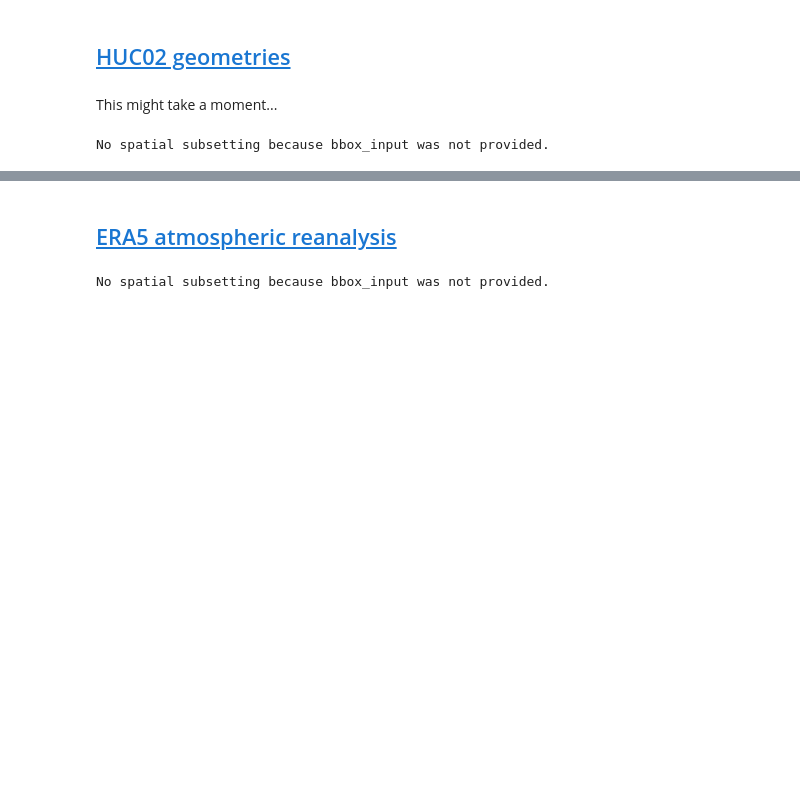
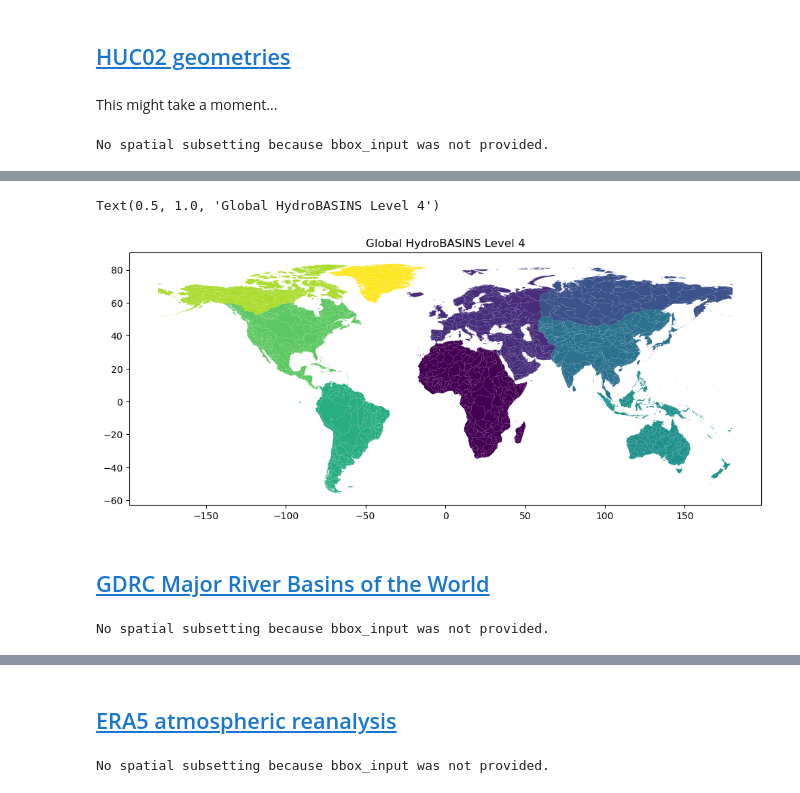
Before and after one commit to egagli/easysnowdata, a Jupyter notebook: docs/examples/hydroclimatology_examples.ipynb, the cells around one changed output, grey strips where cells are left out. Saved outputs shown, nothing was run; the diff lists cells and outputs as text; code cells hidden in the pictures; blank space fills up the shorter version.

Commit message:
add hydroBASINS geometries and GRCD major river basins

```diff
--- a/docs/examples/hydroclimatology_examples.ipynb
+++ b/docs/examples/hydroclimatology_examples.ipynb
@@ -112,0 +116,2 @@ f.suptitle("HUC geometries")
+# %%
+global_hydroBASINS_level4_gdf = easysnowdata.hydroclimatology.get_hydroBASINS(regions='all',level=4)
@@ -112,0 +129,13 @@ f.suptitle("HUC geometries")
+# %%
+f,ax=plt.subplots(figsize=(12,7))
+global_hydroBASINS_level4_gdf.plot(ax=ax,column='HYBAS_ID')
+ax.set_title('Global HydroBASINS Level 4')
+# %% [output]
+Text(0.5, 1.0, 'Global HydroBASINS Level 4')
+[figure, added]
+# %% [markdown]
+## [GDRC Major River Basins of the World](https://grdc.bafg.de/products/basin_layers/major_rivers/)
+# %%
+grdc_basins_gdf = easysnowdata.hydroclimatology.get_grdc_major_river_basins_of_the_world()
+# %% [output]
+No spatial subsetting because bbox_input was not provided.
```
Also changed, not shown: parts of 7 cells of this notebook, 1 other file.
